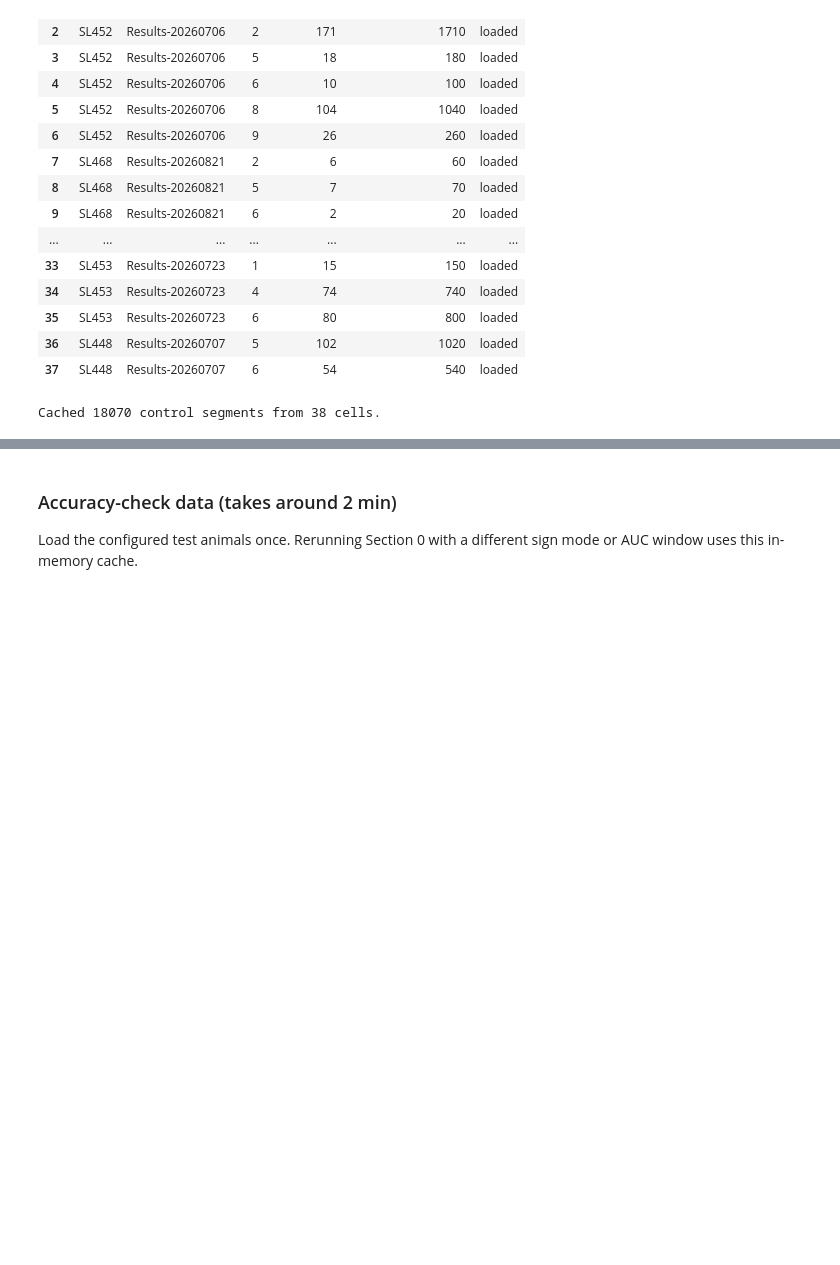
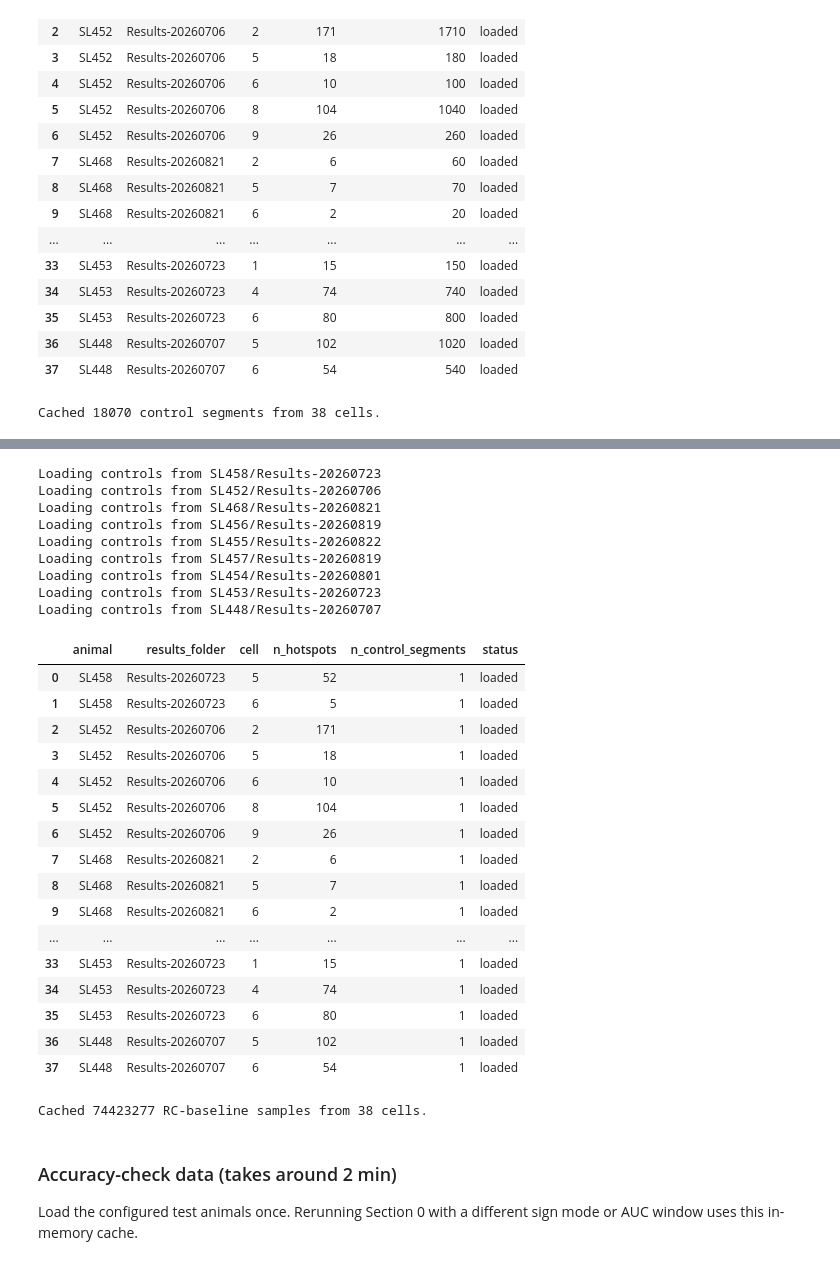
Before and after one commit to shunnnli/pyNeuroDAP, a Jupyter notebook: notebooks/Shun_dmd_analysis.ipynb, the cells around one changed output, grey strips where cells are left out. Saved outputs shown, nothing was run; the diff lists cells and outputs as text; code cells hidden in the pictures; blank space fills up the shorter version.

```diff
--- a/notebooks/Shun_dmd_analysis.ipynb
+++ b/notebooks/Shun_dmd_analysis.ipynb
@@ -1325,3 +1756,51 @@ Cached 18070 control segments from 38 cells.
+# %%
+rc_baseline_mini_cache, rc_baseline_load_log_df = load_rc_baseline_mini_data(
+    all_hotspot_base_df,
+    RESULTS_ROOT,
+)
+display(rc_baseline_load_log_df)
+if not rc_baseline_mini_cache:
+    raise ValueError(
+        "No cells had usable RC-recovery/post-stim baseline data. "
+        "See rc_baseline_load_log_df."
+    )
+
+n_cached_rc_samples = sum(
+    sum(map(len, record["segments"]))
+    for record in rc_baseline_mini_cache.values()
+)
+print(
+    f"Cached {n_cached_rc_samples} RC-baseline samples from "
+    f"{len(rc_baseline_mini_cache)} cells."
+)
+# %% [output]
+Loading controls from SL458/Results-20260723
+Loading controls from SL452/Results-20260706
+Loading controls from SL468/Results-20260821
+Loading controls from SL456/Results-20260819
+Loading controls from SL455/Results-20260822
+Loading controls from SL457/Results-20260819
+Loading controls from SL454/Results-20260801
+Loading controls from SL453/Results-20260723
+Loading controls from SL448/Results-20260707
+|  | animal | results_folder | cell | n_hotspots | n_control_segments | status |
+| 0 | SL458 | Results-20260723 | 5 | 52 | 1 | loaded |
+| 1 | SL458 | Results-20260723 | 6 | 5 | 1 | loaded |
+| 2 | SL452 | Results-20260706 | 2 | 171 | 1 | loaded |
+| 3 | SL452 | Results-20260706 | 5 | 18 | 1 | loaded |
+| 4 | SL452 | Results-20260706 | 6 | 10 | 1 | loaded |
+| 5 | SL452 | Results-20260706 | 8 | 104 | 1 | loaded |
+| 6 | SL452 | Results-20260706 | 9 | 26 | 1 | loaded |
+| 7 | SL468 | Results-20260821 | 2 | 6 | 1 | loaded |
+| 8 | SL468 | Results-20260821 | 5 | 7 | 1 | loaded |
+| 9 | SL468 | Results-20260821 | 6 | 2 | 1 | loaded |
+| ... | ... | ... | ... | ... | ... | ... |
+| 33 | SL453 | Results-20260723 | 1 | 15 | 1 | loaded |
+| 34 | SL453 | Results-20260723 | 4 | 74 | 1 | loaded |
+| 35 | SL453 | Results-20260723 | 6 | 80 | 1 | loaded |
+| 36 | SL448 | Results-20260707 | 5 | 102 | 1 | loaded |
+| 37 | SL448 | Results-20260707 | 6 | 54 | 1 | loaded |
+Cached 74423277 RC-baseline samples from 38 cells.
 # %% [markdown]
 ### Accuracy-check data (takes around 2 min)
 
```
Also changed, not shown: parts of 8 cells of this notebook.
